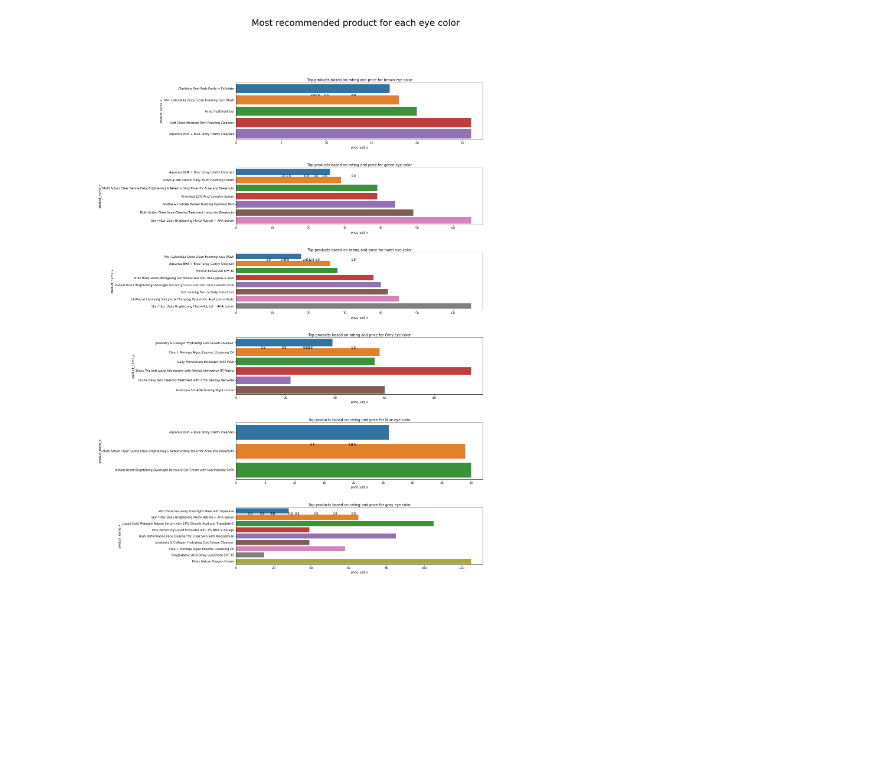
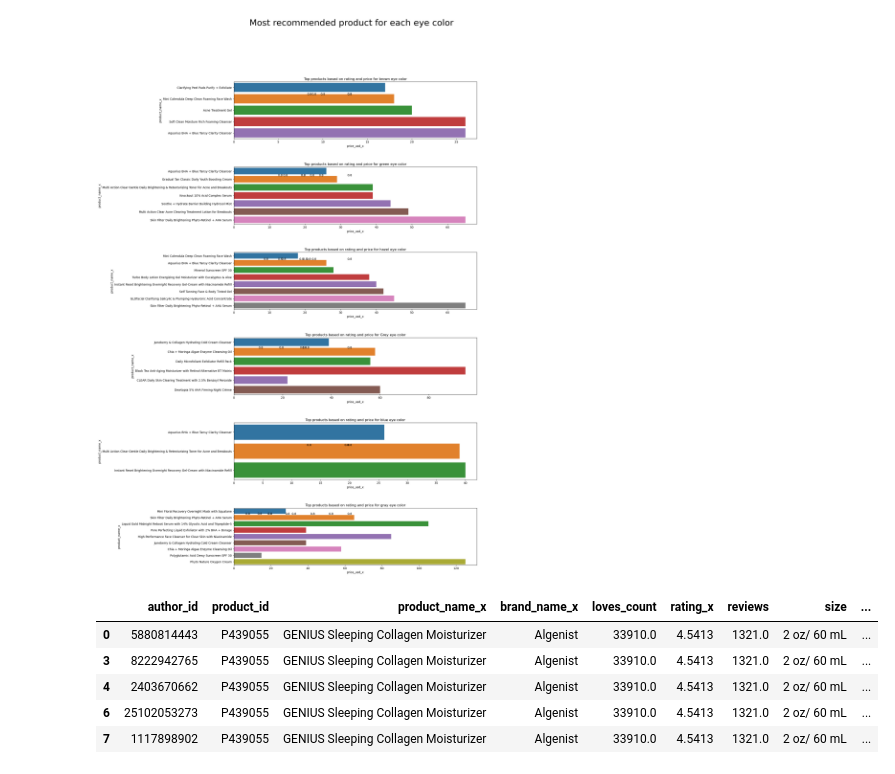
Before and after one commit to billymwangi/skincare-recommender-system, a Jupyter notebook: Untitled.ipynb, the cells around one changed output. Saved outputs shown, nothing was run; the diff lists cells and outputs as text; code cells hidden in the pictures; blank space fills up the shorter version.

```diff
--- a/Untitled.ipynb
+++ b/Untitled.ipynb
@@ -33,7 +33,7 @@ import warnings
 warnings.filterwarnings("ignore")
 # %%
 #reading products data
-info =pd.read_csv('product_info.csv')
+info =pd.read_csv('data/product_info.csv')
 info
 # %% [output]
 |  | product_id | product_name | brand_id | brand_name | loves_count | rating | reviews | size | ... |
@@ -54,7 +54,7 @@ info
 # %%
 #reading scraped products data
 # Read the JSON file
-with open('scraped-sephora\scraped-sephora\data.json', 'r', encoding='utf-8') as f:
+with open('data/data.json', 'r', encoding='utf-8') as f:
     data = json.load(f)
 
 # Convert the JSON data to Pandas DataFrame
@@ -215,12 +358,12 @@ scraped_copy.shape
 (1371, 18)
 # %%
 #reading reviews data
-review_1  =pd.read_csv('reviews_0_250.csv', low_memory=False)
-review_2 =pd.read_csv('reviews_250_500.csv', low_memory=False)
-review_3 =pd.read_csv("reviews_500_750.csv", low_memory=False)
-review_4 =pd.read_csv("reviews_750_1000.csv", low_memory=False)
-review_5 =pd.read_csv("reviews_1000_1500.csv", low_memory=False)
-review_6 =pd.read_csv("reviews_1500_end.csv", low_memory=False)
+review_1  =pd.read_csv('data/reviews_0_250.csv', low_memory=False)
+review_2 =pd.read_csv('data/reviews_250_500.csv', low_memory=False)
+review_3 =pd.read_csv("data/reviews_500_750.csv", low_memory=False)
+review_4 =pd.read_csv("data/reviews_750_1000.csv", low_memory=False)
+review_5 =pd.read_csv("data/reviews_1000_1500.csv", low_memory=False)
+review_6 =pd.read_csv("data/reviews_1500_end.csv", low_memory=False)
 # %%
 # Concatenate all the review DataFrames
 merged_reviews = pd.concat([review_1, review_2, review_3, review_4, review_5, review_6])
@@ -709,3 +853,12 @@ eye_color = ['brown',"green", "hazel", "Grey", "blue", "gray" ]
 plot_top_products_by_eye_color(new_data, eye_color)
 # %% [output]
 [figure]
+# %%
+new_data.head()
+# %% [output]
+|  | author_id | product_id | product_name_x | brand_name_x | loves_count | rating_x | reviews | size | ... |
+| 0 | 5880814443 | P439055 | GENIUS Sleeping Collagen Moisturizer | Algenist | 33910.0 | 4.5413 | 1321.0 | 2 oz/ 60 mL | ... |
+| 3 | 8222942765 | P439055 | GENIUS Sleeping Collagen Moisturizer | Algenist | 33910.0 | 4.5413 | 1321.0 | 2 oz/ 60 mL | ... |
+| 4 | 2403670662 | P439055 | GENIUS Sleeping Collagen Moisturizer | Algenist | 33910.0 | 4.5413 | 1321.0 | 2 oz/ 60 mL | ... |
+| 6 | 25102053273 | P439055 | GENIUS Sleeping Collagen Moisturizer | Algenist | 33910.0 | 4.5413 | 1321.0 | 2 oz/ 60 mL | ... |
+| 7 | 1117898902 | P439055 | GENIUS Sleeping Collagen Moisturizer | Algenist | 33910.0 | 4.5413 | 1321.0 | 2 oz/ 60 mL | ... |
```
Also changed, not shown: parts of 24 cells of this notebook.
